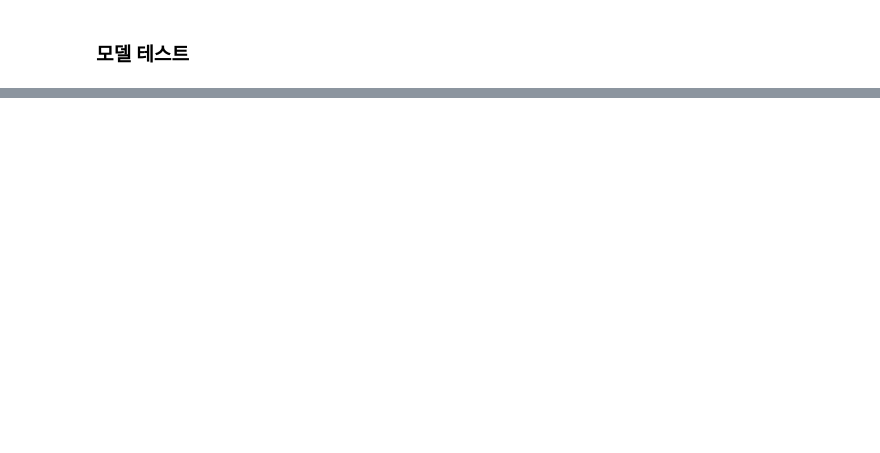
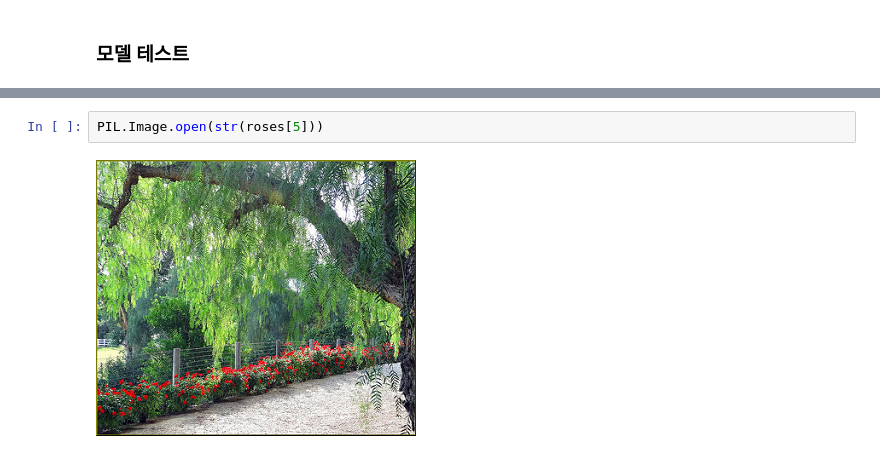
Before and after one commit to dearmysolitude/jupyter, a Jupyter notebook: 06_CNN,RNN,LSTM.ipynb, the cells around one changed output, grey strips where cells are left out. Saved outputs shown, nothing was run; the diff lists cells and outputs as text; blank space fills up the shorter version.

```diff
--- a/06_CNN,RNN,LSTM.ipynb
+++ b/06_CNN,RNN,LSTM.ipynb
@@ -671,0 +689,4 @@ Proc-time:  23427.01276898384
+# %%
+PIL.Image.open(str(roses[5]))
+# %% [output]
+[figure, added]
```
Also changed, not shown: parts of 42 cells of this notebook, 3 other files.
